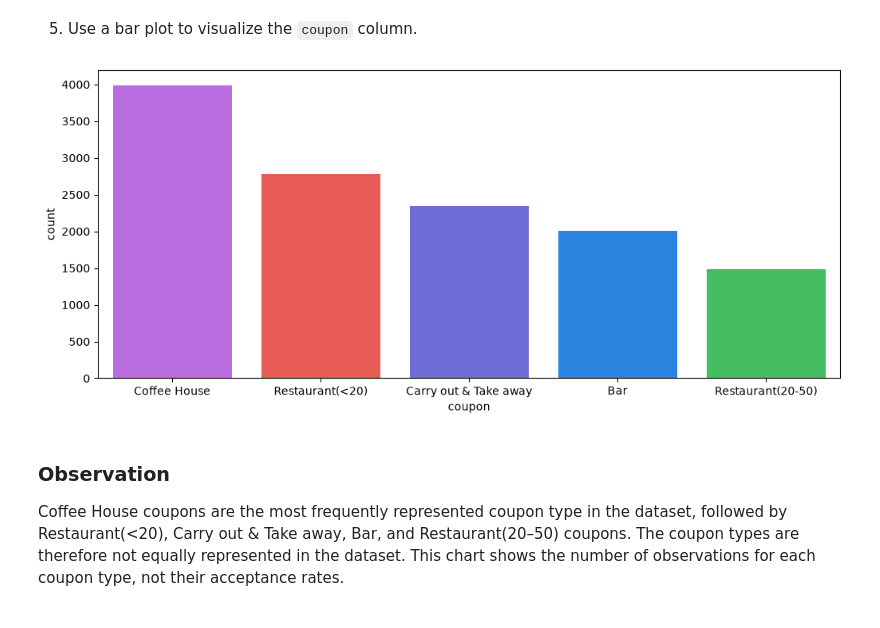
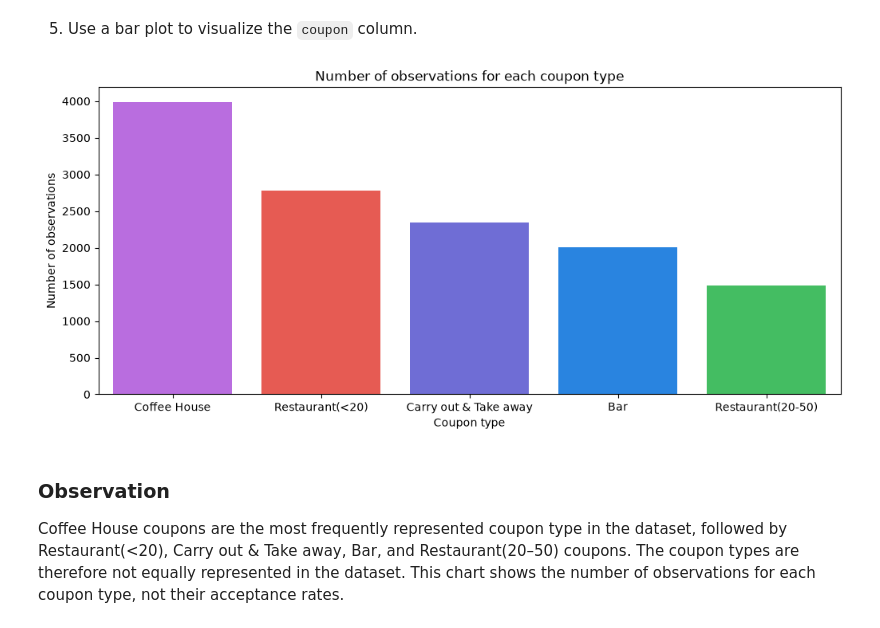
Before and after one commit to mvin-odissey/coupon-acceptance-analysis, a Jupyter notebook: prompt.ipynb, the cells around one changed output. Cells and saved outputs as stored; diff of their text form; code cells hidden in the pictures.

```diff
--- a/prompt.ipynb
+++ b/prompt.ipynb
@@ -487,30 +487,33 @@ print(round(accepted, 2))
 # %%
 # Sort coupon types by number of observations
 coupon_order = data_clean["coupon"].value_counts().index
 
 colors = [
     "#FF453A",  # red
     "#BF5AF2",  # violet
     "#5E5CE6",  # indigo
     "#0A84FF",  # blue
     "#30D158",  # green
 ]
 
 plt.figure(figsize=(12, 5))
 
 # Visualize the number of observations for each coupon type
 sns.countplot(
     data=data_clean,
     x="coupon",
     hue="coupon",
     order=coupon_order,
     palette=colors,
     legend=False
 )
 
+plt.title("Number of observations for each coupon type")
+plt.xlabel("Coupon type")
+plt.ylabel("Number of observations")
 plt.show()
 # %% [output]
-[figure, old version]
+[figure, new version]
 # %% [markdown]
 ### Observation
 
```
Also changed, not shown: parts of 11 cells of this notebook.
